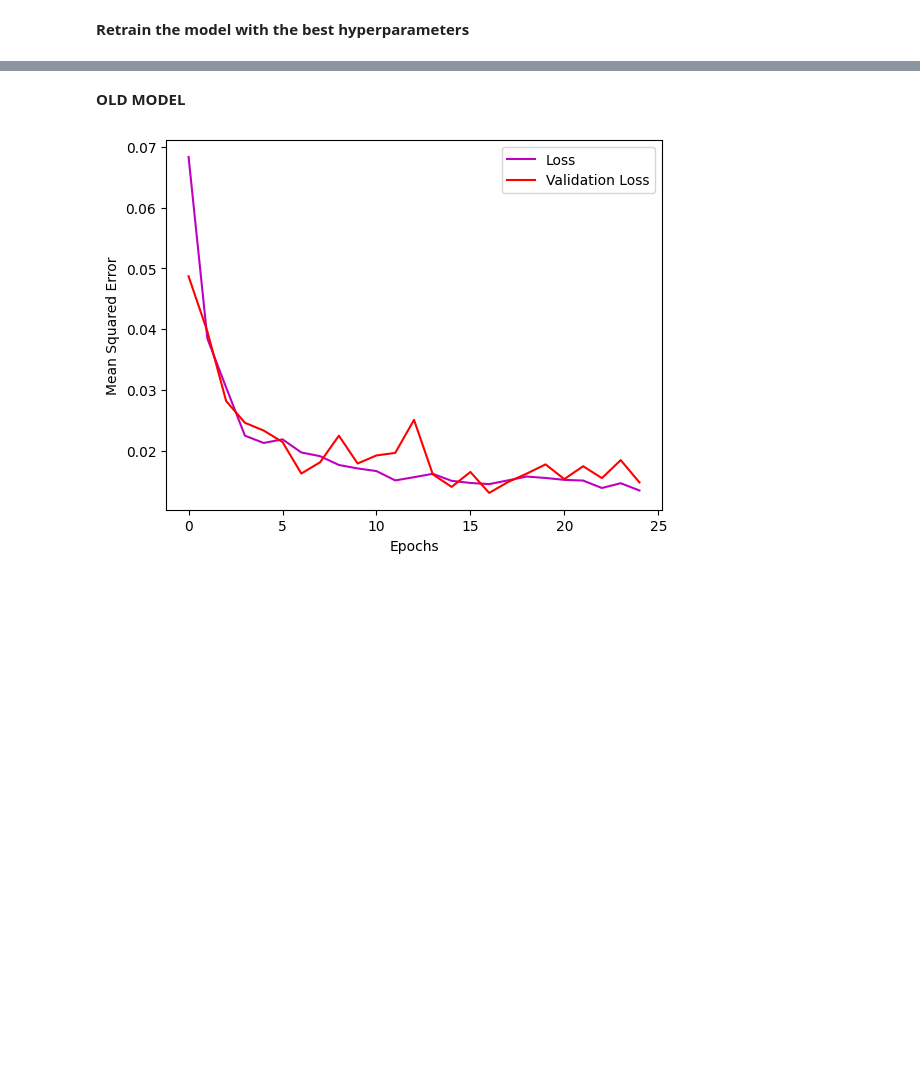
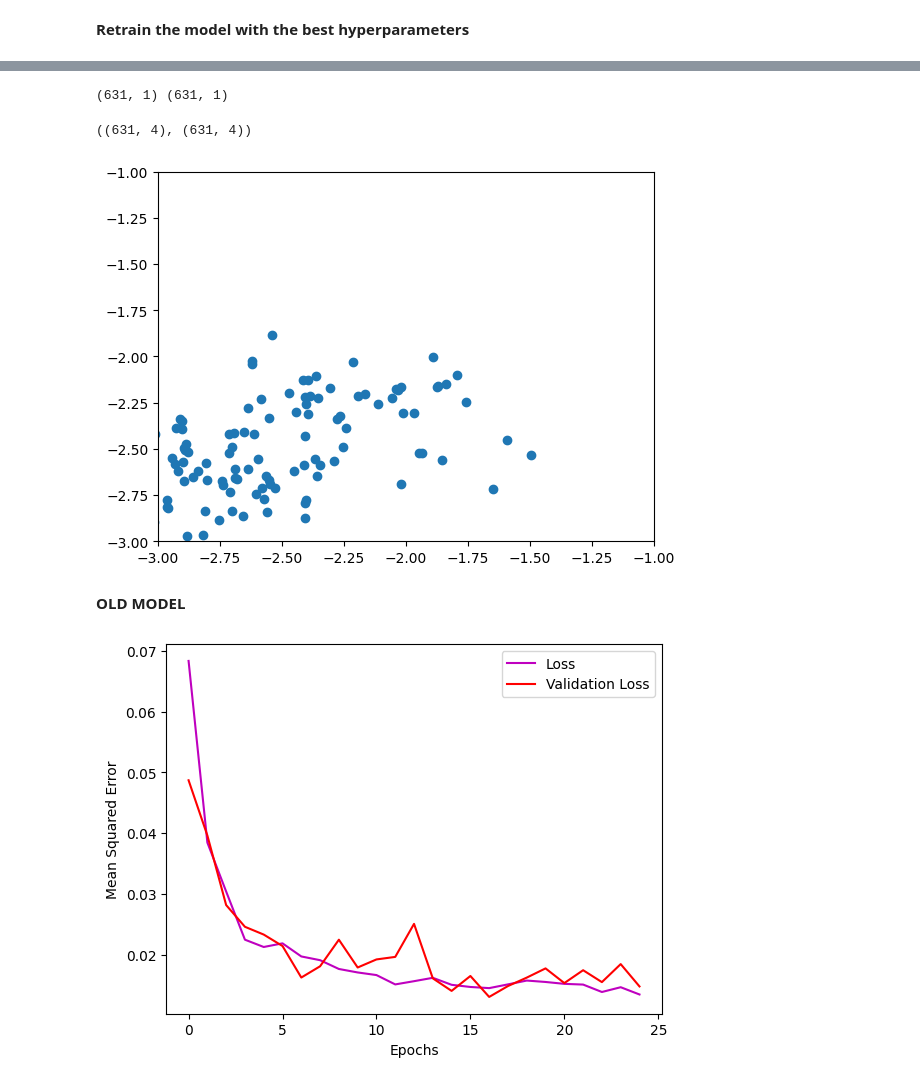
Before and after one commit to hannahzafar/UMDAOSC650, a Jupyter notebook: FinalProject_Zafar.ipynb, the cells around one changed output, grey strips where cells are left out. Drawn from its saved outputs; the diff is of its cells as text; code cells hidden in the pictures; blank space fills up the shorter version.

```diff
--- a/FinalProject_Zafar.ipynb
+++ b/FinalProject_Zafar.ipynb
@@ -570,0 +669,3 @@ plt.show()
+# %%
+# predict using test data
+sicerror_predictions = model.predict(testdata_gen)
@@ -570,0 +674,5 @@ plt.show()
+# %%
+# quick check that we have a match of shapes
+print(sicerror_predictions.shape, y.shape)
+# %% [output]
+(631, 1) (631, 1)
@@ -571,3 +683,20 @@ plt.show()
+# %%
+y_padded = np.hstack([np.zeros((631,3)), y])
+pred_padded = np.hstack([np.zeros((631,3)), sicerror_predictions])
+y_padded.shape, pred_padded.shape
+# %% [output]
+((631, 4), (631, 4))
+# %%
+# How do the test perform?
+plt.scatter(
+    scaler.inverse_transform(y_padded).reshape(-1),
+    scaler.inverse_transform(pred_padded).reshape(-1)
+    )
+plt.xlim([-3,-1])
+plt.ylim([-3,-1])
+plt.show()
+# %% [output]
+[figure, added]
 # %% [markdown]
 **OLD MODEL**
 # %%
```
Also changed, not shown: parts of 19 cells of this notebook.
